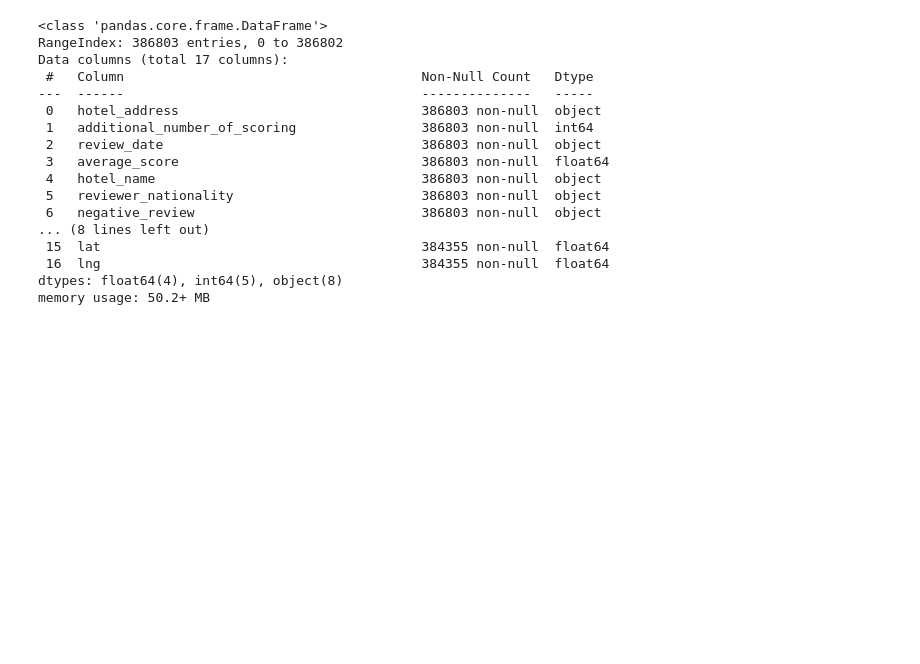
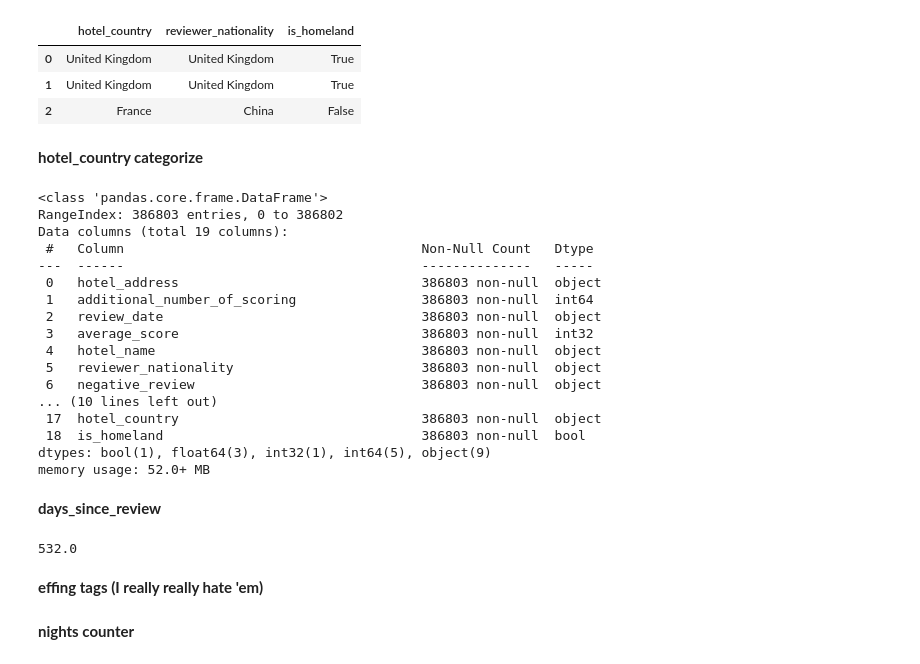
Before and after one commit to madskillskill/sf_data_science, a Jupyter notebook: PROJECT-3/PROJECT-3.ipynb, the cells around one changed output. Drawn from its saved outputs; the diff is of its cells as text; code cells hidden in the pictures; blank space fills up the shorter version.

```diff
--- a/PROJECT-3/PROJECT-3.ipynb
+++ b/PROJECT-3/PROJECT-3.ipynb
@@ -8,0 +14,10 @@ hotels.head(1)
+# %%
+counter = 0
+
+average_score_preserved_mapper = dict()
+
+for i in sorted(set(hotels['average_score'])):
+    average_score_preserved_mapper.update({i:counter})
+    counter += 1
+
+print(average_score_preserved_mapper)
@@ -8,0 +26,3 @@ hotels.head(1)
+# %%
+hotels['average_score'] = hotels['average_score'].replace(average_score_preserved_mapper)
+hotels['average_score'] = hotels['average_score'].astype(int)
@@ -8,0 +31,17 @@ hotels.head(1)
+# %%
+countrified = pd.DataFrame()
+
+def countrifier(string):
+    cut = string.split()
+
+    country = cut[-1:]
+
+    country = country[0]
+
+    if country == 'Kingdom':
+        country = 'United Kingdom'
+    return country
+
+hotels['hotel_country'] = hotels['hotel_address'].apply(countrifier)
+
+display(hotels['hotel_country'].value_counts())
@@ -9,20 +56,50 @@ hotels.head(1)
+# %%
+def ws_cutter(string):
+    string = string[1:-1]
+    return(string)
+
+hotels['reviewer_nationality'] =\
+    hotels['reviewer_nationality'].apply(ws_cutter)
+# %%
+hotels['is_homeland'] = (hotels['hotel_country']==hotels['reviewer_nationality'])
+comp_pd = pd.DataFrame()
+comp_pd['nat'], comp_pd['htl'], comp_pd['=='] =\
+    hotels['reviewer_nationality'], hotels['hotel_country'], hotels['is_homeland']
+display(hotels[['hotel_country', 'reviewer_nationality', 'is_homeland']].head(3))
+# %% [output]
+|  | hotel_country | reviewer_nationality | is_homeland |
+| 0 | United Kingdom | United Kingdom | True |
+| 1 | United Kingdom | United Kingdom | True |
+| 2 | France | China | False |
+# %% [markdown]
+**hotel_country categorize**
 # %%
 hotels.info()
 # %% [output]
 <class 'pandas.core.frame.DataFrame'>
 RangeIndex: 386803 entries, 0 to 386802
-Data columns (total 17 columns):
+Data columns (total 19 columns):
  #   Column                                      Non-Null Count   Dtype
 ---  ------                                      --------------   -----
  0   hotel_address                               386803 non-null  object
  1   additional_number_of_scoring                386803 non-null  int64
  2   review_date                                 386803 non-null  object
- 3   average_score                               386803 non-null  float64
+ 3   average_score                               386803 non-null  int32
  4   hotel_name                                  386803 non-null  object
  5   reviewer_nationality                        386803 non-null  object
  6   negative_review                             386803 non-null  object
-... (8 lines left out)
- 15  lat                                         384355 non-null  float64
- 16  lng                                         384355 non-null  float64
-dtypes: float64(4), int64(5), object(8)
-memory usage: 50.2+ MB
+... (10 lines left out)
+ 17  hotel_country                               386803 non-null  object
+ 18  is_homeland                                 386803 non-null  bool
+dtypes: bool(1), float64(3), int32(1), int64(5), object(9)
+memory usage: 52.0+ MB
+# %% [markdown]
+**days_since_review**
+# %%
+hotels['days_since_review'] = ((pd.to_datetime('2017-08-04')\
+    -pd.to_datetime(hotels['review_date']))/ np.timedelta64(1, 'D'))
+print(hotels['days_since_review'][0])
+# %% [output]
+532.0
+# %% [markdown]
+**effing tags (I really really hate 'em)**
@@ -28,0 +113,2 @@ memory usage: 50.2+ MB
+# %% [markdown]
+**nights counter**
```
Also changed, not shown: parts of 26 cells of this notebook, 9 other files.
